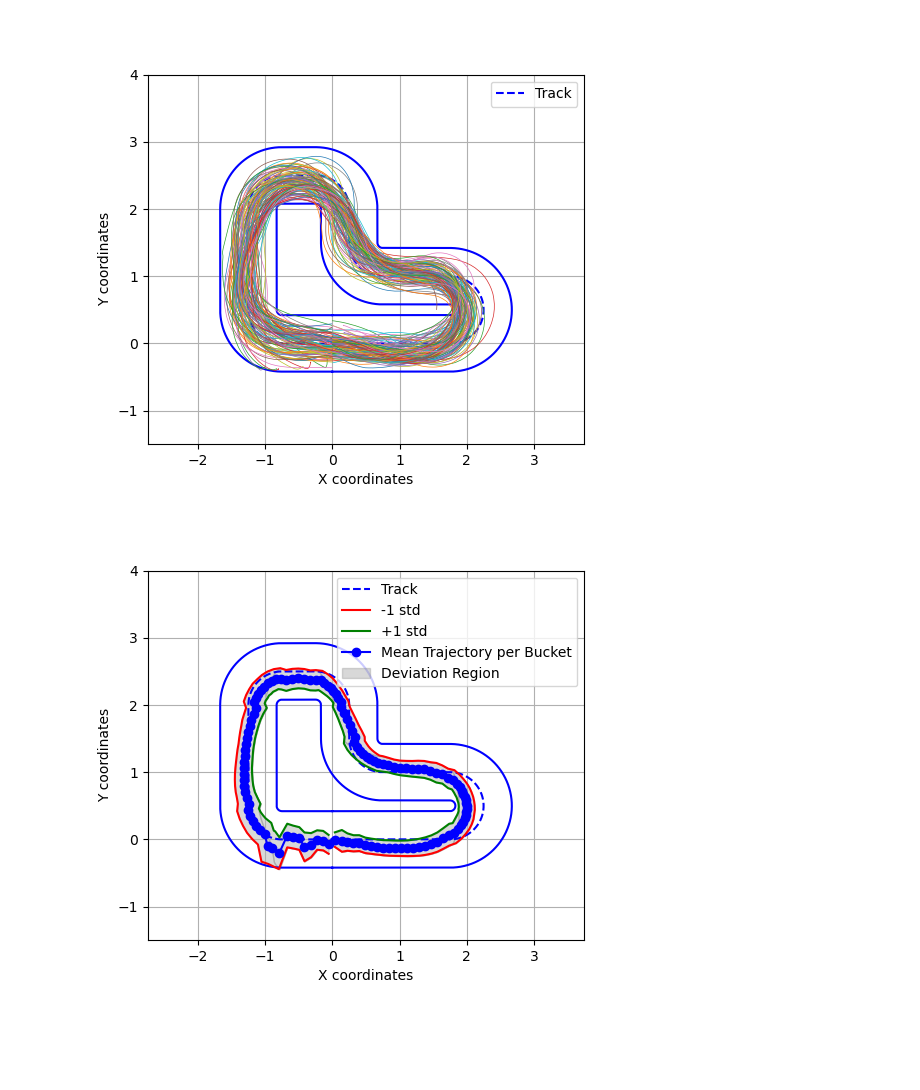
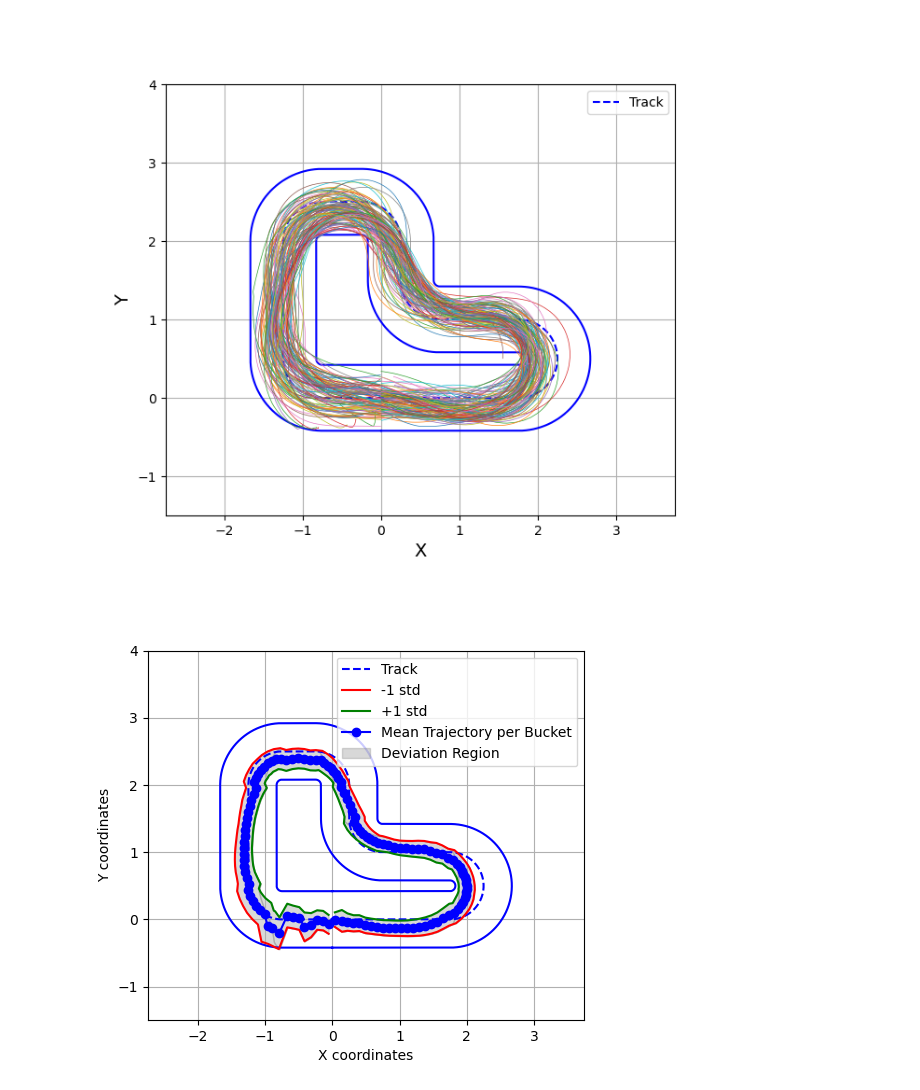
Before and after one commit to freddiefreeloader1/Imitation-Learning-for-Driving-Control, a Jupyter notebook: data_augmetation.ipynb, the cells around one changed output. Drawn from its saved outputs; the diff is of its cells as text; code cells hidden in the pictures; blank space fills up the shorter version.

```diff
--- a/data_augmetation.ipynb
+++ b/data_augmetation.ipynb
@@ -18,27 +18,30 @@ data = data.to_dict()
 # %%
 %matplotlib widget
 
 data_reset = data
 with open("la_track.yaml", "r") as file:
     track_shape_data = yaml.safe_load(file)
 
-fig, ax = plt.subplots()
+fig, ax = plt.subplots(figsize=(8, 6))  # Set figure size to 8x6
 plot_track(fig, ax, track_shape_data)
 
 for traj in data:
-    plt.plot(data[traj]['x'], data[traj]['y'], linewidth = 0.5)
+    plt.plot(data[traj]['x'], data[traj]['y'], linewidth=0.5)
+
+# Increase the font size of the x and y labels
+plt.xlabel('X', fontsize=14)  # Example for x label
+plt.ylabel('Y', fontsize=14)  # Example for y label
 
 plt.savefig(f'figures/expert_trajectories.svg', format='svg')
-
 #     data[traj]["omega"] = np.clip(data[traj]["omega"], -4, 4)
 
 # # # Save the DataFrame to Feather without modifying the original index
 # clipped_dataframe = pd.DataFrame(data)
 
 # # Save the DataFrame to Feather format
 # clipped_dataframe.to_feather('Obtained Model Data/all_trajectories_omega_clipped.feather')
 # %% [output]
-[figure, old version]
+[figure, new version]
 # %%
 def wrap_to_pi(angle):
     return (angle + np.pi) % (2 * np.pi) - np.pi
```
Also changed, not shown: parts of 2 cells of this notebook, 22 other files.
